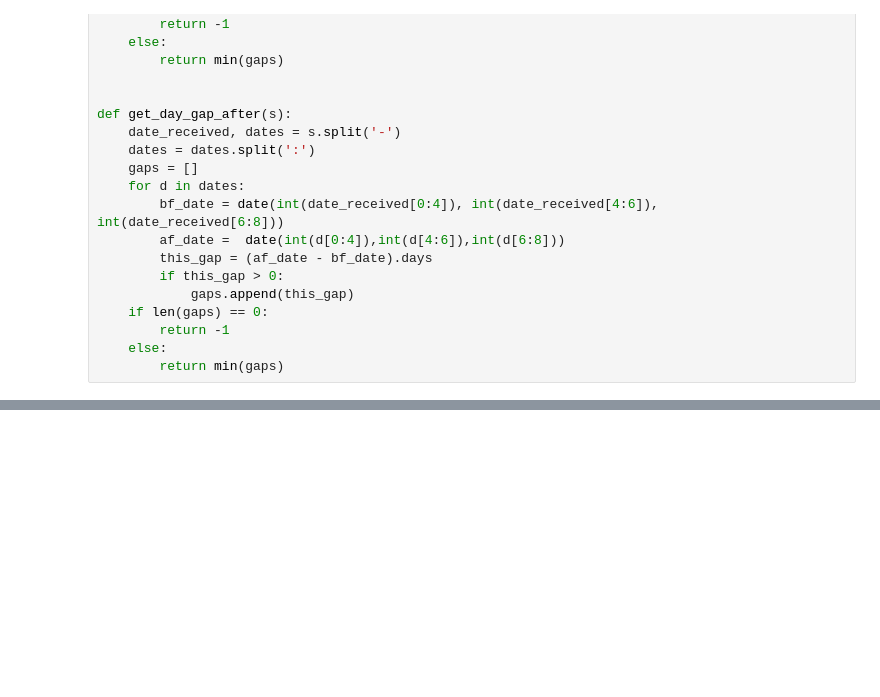
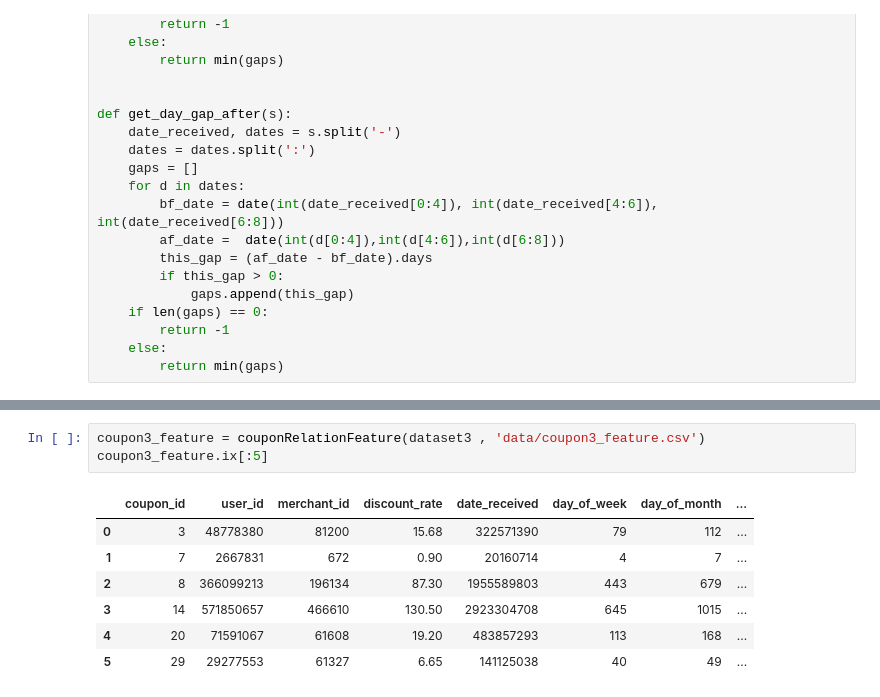
Before and after one commit to yaozou/machine_learning, a Jupyter notebook: Code_tianchi/Coupon/Untitled.ipynb, the cells around one changed output, grey strips where cells are left out. Saved outputs shown, nothing was run; the diff lists cells and outputs as text; blank space fills up the shorter version.

```diff
--- a/Code_tianchi/Coupon/Untitled.ipynb
+++ b/Code_tianchi/Coupon/Untitled.ipynb
@@ -260,0 +515,11 @@ See the caveats in the documentation: http://pandas.pydata.org/pandas-docs/stabl
+# %%
+coupon3_feature = couponRelationFeature(dataset3 , 'data/coupon3_feature.csv')
+coupon3_feature.ix[:5]
+# %% [output]
+|  | coupon_id | user_id | merchant_id | discount_rate | date_received | day_of_week | day_of_month | ... |
+| 0 | 3 | 48778380 | 81200 | 15.68 | 322571390 | 79 | 112 | ... |
+| 1 | 7 | 2667831 | 672 | 0.90 | 20160714 | 4 | 7 | ... |
+| 2 | 8 | 366099213 | 196134 | 87.30 | 1955589803 | 443 | 679 | ... |
+| 3 | 14 | 571850657 | 466610 | 130.50 | 2923304708 | 645 | 1015 | ... |
+| 4 | 20 | 71591067 | 61608 | 19.20 | 483857293 | 113 | 168 | ... |
+| 5 | 29 | 29277553 | 61327 | 6.65 | 141125038 | 40 | 49 | ... |
```
Also changed, not shown: parts of 20 cells of this notebook.
